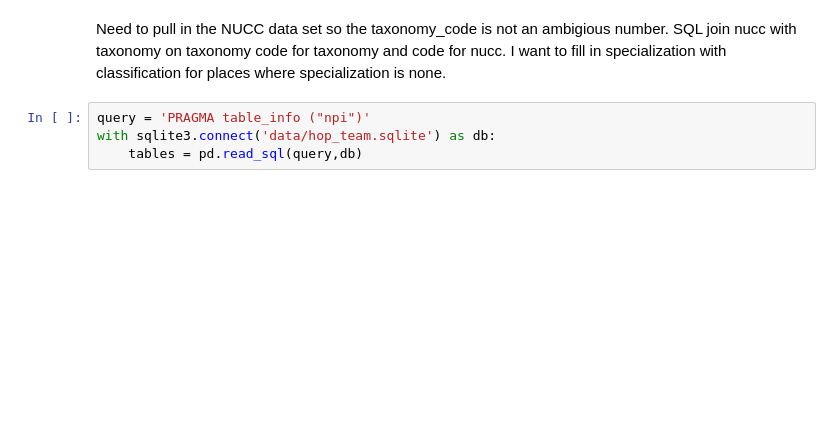
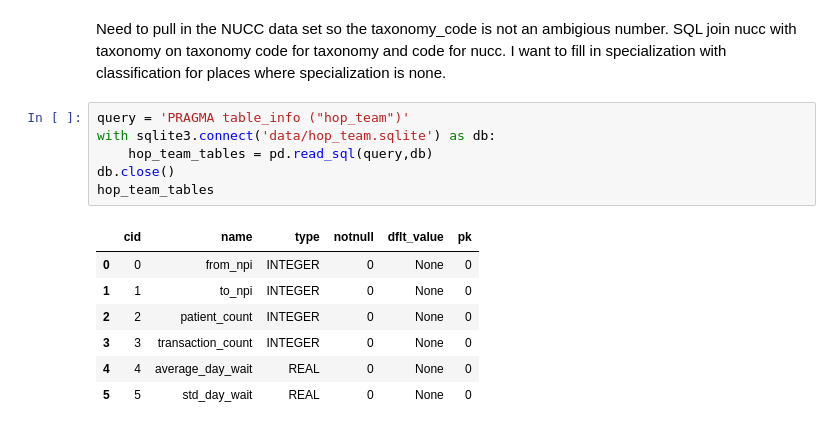
Before and after one commit to nss-data-science-cohort-5/hop_team-hot_pretzels, a Jupyter notebook: Hop_teaming_JG.ipynb, the cells around one changed output. Drawn from its saved outputs; the diff is of its cells as text; blank space fills up the shorter version.

```diff
--- a/Hop_teaming_JG.ipynb
+++ b/Hop_teaming_JG.ipynb
@@ -162,6 +155,16 @@ nucc_sqlite.head(50)
 # %% [markdown]
 Need to pull in the NUCC data set so the taxonomy_code is not an ambigious number. SQL join nucc with taxonomy on taxonomy code for taxonomy and code for nucc. I want to fill in specialization with classification for places where specialization is none.
 # %%
-query = 'PRAGMA table_info ("npi")'
+query = 'PRAGMA table_info ("hop_team")'
 with sqlite3.connect('data/hop_team.sqlite') as db:
-    tables = pd.read_sql(query,db)
+    hop_team_tables = pd.read_sql(query,db)
+db.close()
+hop_team_tables
+# %% [output]
+|  | cid | name | type | notnull | dflt_value | pk |
+| 0 | 0 | from_npi | INTEGER | 0 | None | 0 |
+| 1 | 1 | to_npi | INTEGER | 0 | None | 0 |
+| 2 | 2 | patient_count | INTEGER | 0 | None | 0 |
+| 3 | 3 | transaction_count | INTEGER | 0 | None | 0 |
+| 4 | 4 | average_day_wait | REAL | 0 | None | 0 |
+| 5 | 5 | std_day_wait | REAL | 0 | None | 0 |
```
Also changed, not shown: parts of 12 cells of this notebook.
